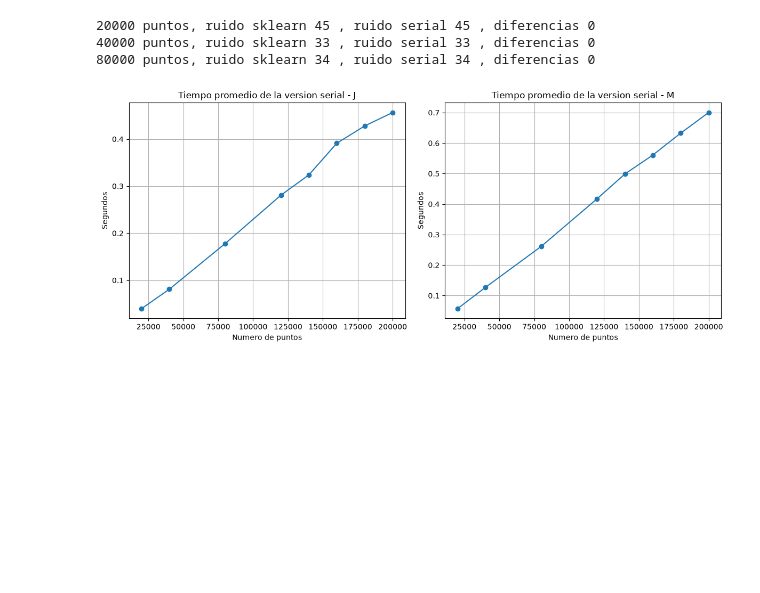
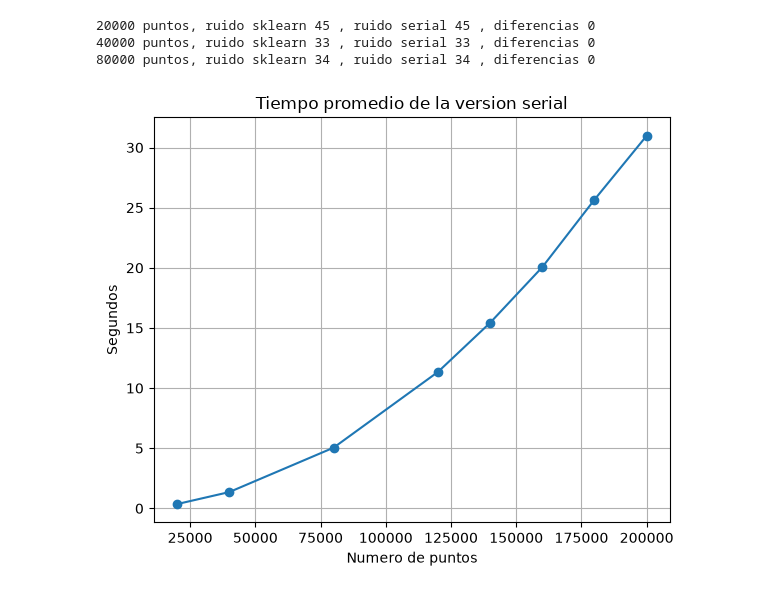
Before and after one commit to Joselmi/ProyectoParaleloV2, a Jupyter notebook: DBSCAN_noise_proyecto.ipynb, the cells around one changed output. Cells and saved outputs as stored; diff of their text form; code cells hidden in the pictures; blank space fills up the shorter version.

```diff
--- a/DBSCAN_noise_proyecto.ipynb
+++ b/DBSCAN_noise_proyecto.ipynb
@@ -115,37 +92,22 @@ for n_points in [20000, 40000, 80000, 120000, 140000, 160000, 180000, 200000]:
 80000 puntos, ruido sklearn 34 , ruido serial 34 , diferencias 0
 # %%
 # Tiempo promedio de la version serial contra el numero de puntos
-# Una grafica solo de J, otra solo de M y otra con las dos, J a la izquierda y M a la derecha
-for vista in ["J", "M", "U"]:
-    if vista == "U":
-        plt.figure(figsize=(12, 5))
-    else:
-        plt.figure(figsize=(6, 5))
+plt.figure(figsize=(6, 5))
 
-    for lado in range(2):
-        equipo = equipos[lado]
-        if vista == "U" or vista == equipo:
-            if vista == "U":
-                plt.subplot(1, 2, lado + 1)
+datosSerial = np.loadtxt("datos/tiempos_serial.csv", delimiter=",", skiprows=1)
+tamanos = datosSerial.T[0]
+promedios = datosSerial.T[1]
 
-            datosSerial = np.loadtxt("datos/tiempos_serial_"+equipo+".csv", delimiter=",", skiprows=1)
-            tamanos = datosSerial.T[0]
-            promedios = datosSerial.T[1]
-
-            plt.plot(tamanos, promedios, marker="o")
-            plt.title("Tiempo promedio de la version serial - " + equipo)
-            plt.xlabel("Numero de puntos")
-            plt.ylabel("Segundos")
-            plt.grid(True)
-    plt.tight_layout()
-    plt.savefig("graficas/tiempo_serial_" + vista + ".png")
-    # Solo se muestra la grafica con las dos computadoras, las otras solo se guardan
-    if vista == "U":
-        plt.show()
-    else:
-        plt.close()
+plt.plot(tamanos, promedios, marker="o")
+plt.title("Tiempo promedio de la version serial")
+plt.xlabel("Numero de puntos")
+plt.ylabel("Segundos")
+plt.grid(True)
+plt.tight_layout()
+plt.savefig("graficas/tiempo_serial.png")
+plt.show()
 # %% [output]
-[figure, old version]
+[figure, new version]
 # %%
 # Speedup de P1 con distinto numero de hilos
 # Speedup es el tiempo serial entre el tiempo paralelo
```
Also changed, not shown: parts of 6 cells of this notebook, 51 other files.
